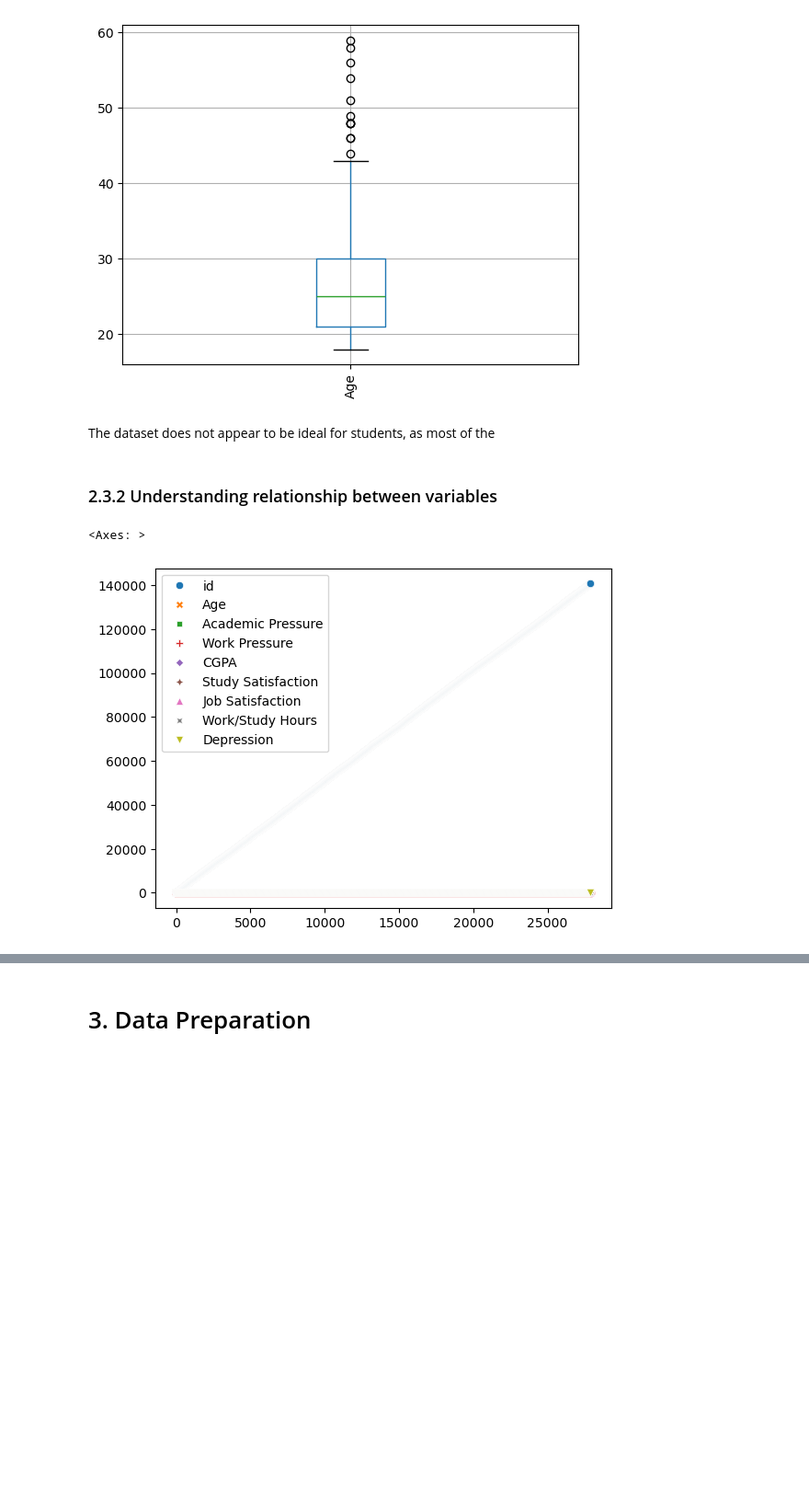
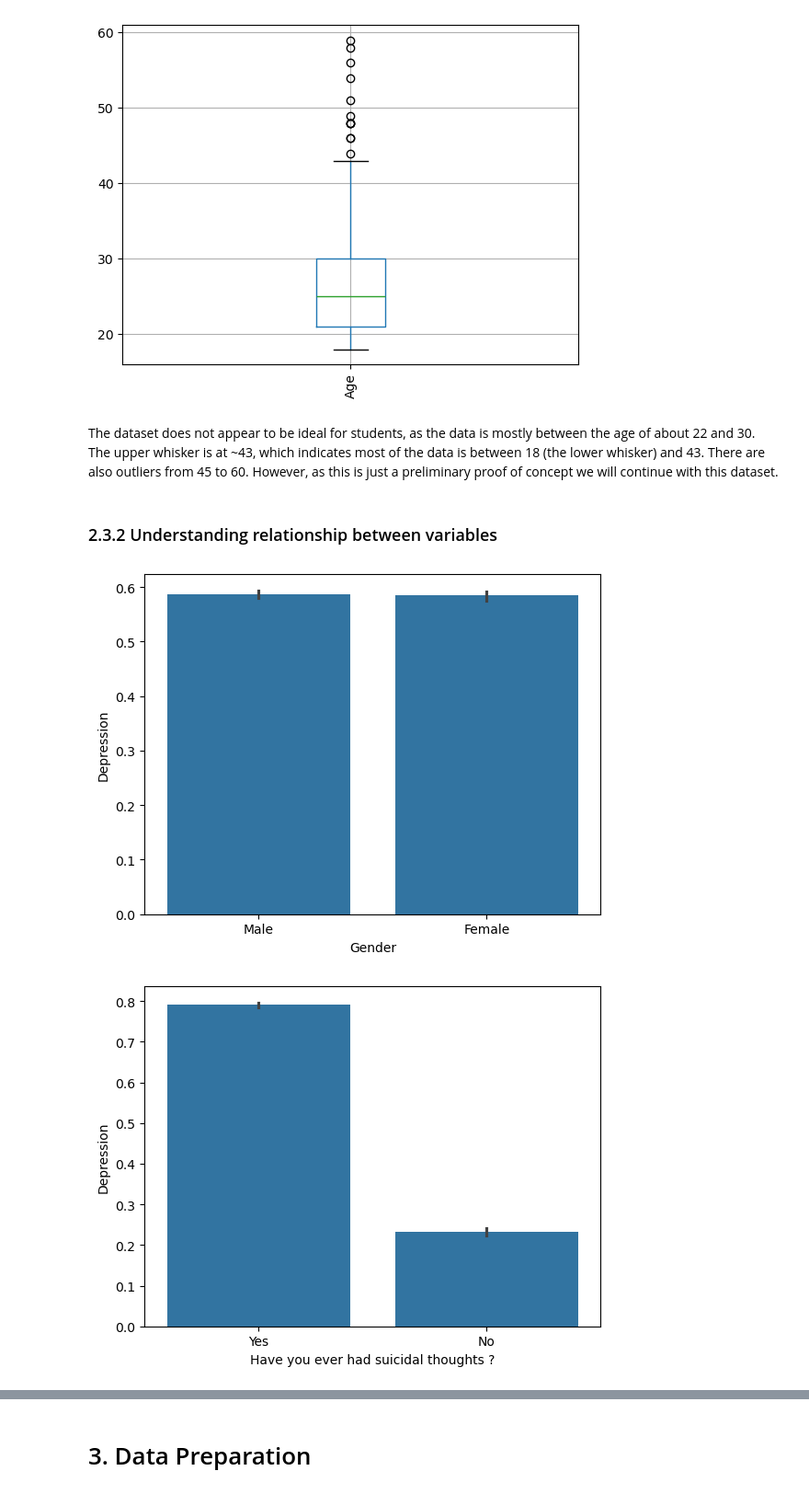
Before and after one commit to EdwinGoh1/mldp-ay2526, a Jupyter notebook: Goh_Yi_Rong_Edwin_2401058I_PC01_MLDP_Program_Codes.ipynb, the cells around one changed output, grey strips where cells are left out. Shown at 92% size. Drawn from its saved outputs; the diff is of its cells as text; code cells hidden in the pictures; blank space fills up the shorter version.

Commit message:
🎉Add more graphs for EDA, begin training the model naively

```diff
--- a/Goh_Yi_Rong_Edwin_2401058I_PC01_MLDP_Program_Codes.ipynb
+++ b/Goh_Yi_Rong_Edwin_2401058I_PC01_MLDP_Program_Codes.ipynb
@@ -162,12 +187,31 @@ df.boxplot(column="Age", rot=90)
 <Axes: >
 [figure]
 # %% [markdown]
-The dataset does not appear to be ideal for students, as most of the
+The dataset does not appear to be ideal for students, as the data is mostly between the age of about 22 and 30. The upper whisker is at ~43, which indicates most of the data is between 18 (the lower whisker) and 43. There are also outliers from 45 to 60. However, as this is just a preliminary proof of concept we will continue with this dataset.
 # %% [markdown]
 ### 2.3.2 Understanding relationship between variables
 # %%
 ## Understanding relationship between variables
-sns.scatterplot(data = df)
+
+# bar chart gender/depression
+sns.barplot(x="Gender", y="Depression", data=df)
+plt.show()
+
+# bar chart of suicidal thoughts/depression
+sns.barplot(x="Have you ever had suicidal thoughts ?", y="Depression", data=df)
+plt.show()
+
+# bar chart for family history/depression
+sns.barplot(x="Family History of Mental Illness", y="Depression", data=df)
+plt.show()
+
+# bar chart for sleep duration/depression
+sns.barplot(x="Sleep Duration", y="Depression", data=df)
+plt.show()
+
+# bar chart for financial stress/depression
+sns.barplot(x="Financial Stress", y="Depression", data=df)
+plt.show()
 # %% [output]
-<Axes: >
-[figure, old version]
+[figure, new version]
+[figure, added]
```
Also changed, not shown: parts of 15 cells of this notebook.
